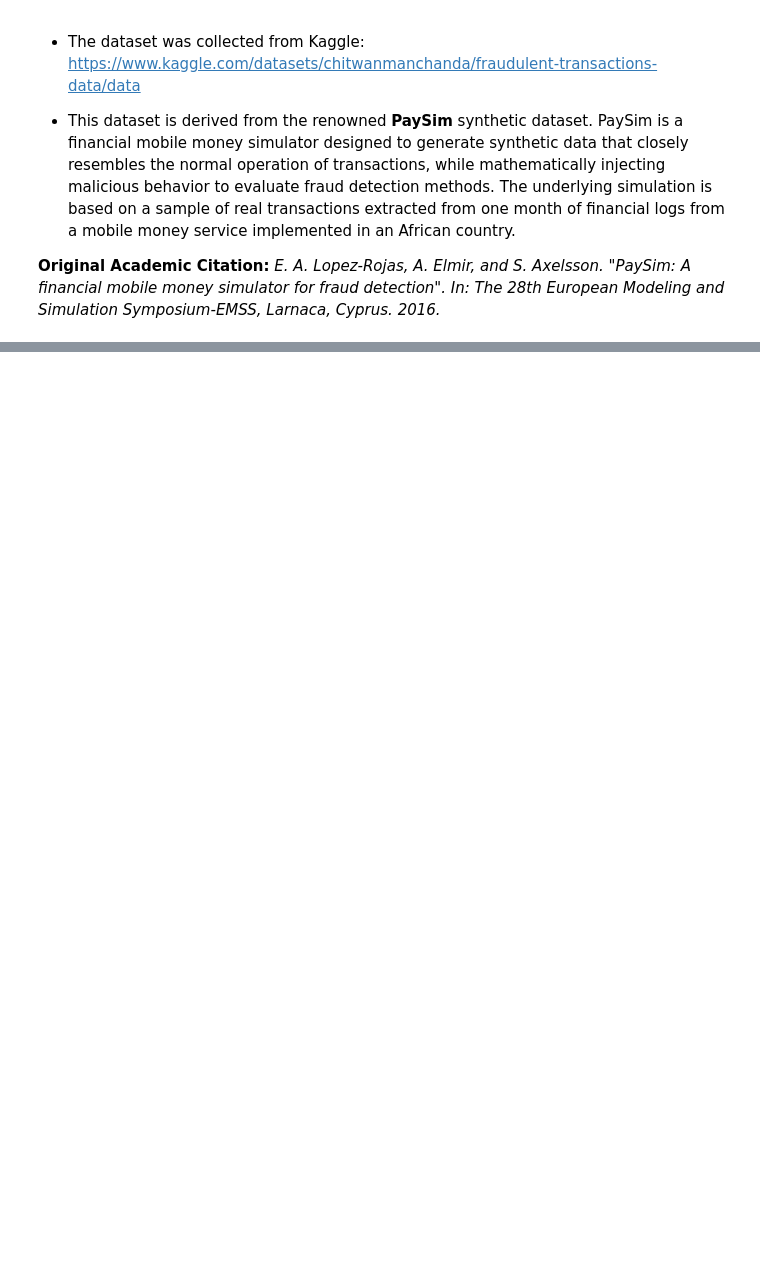
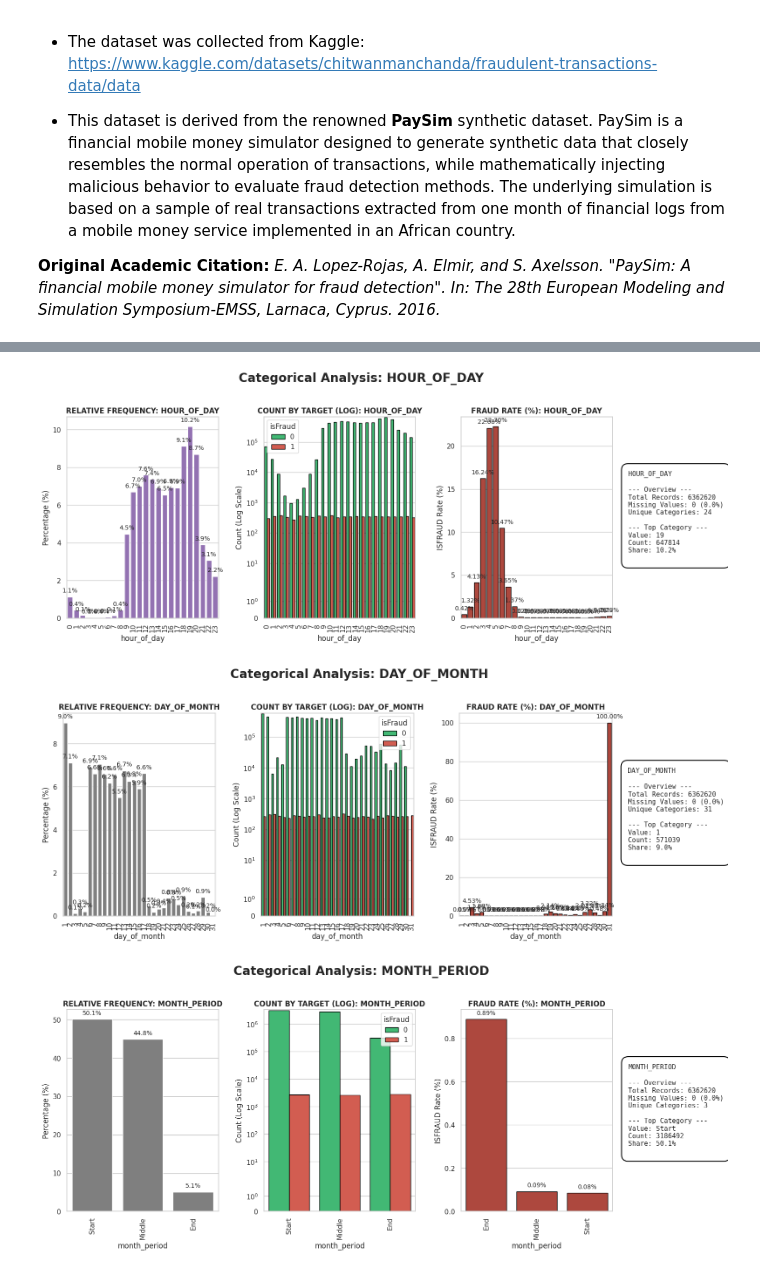
Before and after one commit to diogo-moitinho/fraud-detection-project, a Jupyter notebook: notebooks/01_eda.ipynb, the cells around one changed output, grey strips where cells are left out. Saved outputs shown, nothing was run; the diff lists cells and outputs as text; code cells hidden in the pictures; blank space fills up the shorter version.

```diff
--- a/notebooks/01_eda.ipynb
+++ b/notebooks/01_eda.ipynb
@@ -143,0 +253,25 @@ vis.grafico_frequencia_percentual_alvo(df.to_pandas(), 'type', hue='isFraud', ma
+# %%
+df = df.with_columns([
+    (pl.col("step") // 24 + 1).alias("day_of_month"), # Integer division + 1 (Days 1 to 31)
+    (pl.col("step") % 24).alias("hour_of_day")        # Remainder of division (Hours 0 to 23)
+])
+
+df = df.with_columns(
+    pl.when(pl.col("day_of_month") <= 10).then(pl.lit("Start"))
+    .when(pl.col("day_of_month") <= 20).then(pl.lit("Middle"))
+    .otherwise(pl.lit("End"))
+    .alias("month_period")
+)
+
+
+
+vis.generate_categorical_panel(
+    df=df.to_pandas(),
+    features=['hour_of_day', 'day_of_month', 'month_period'],
+    target='isFraud',
+    color_map=fraud_palette
+)
+# %% [output]
+[figure, added]
+[figure, added]
+[figure, added]
```
Also changed, not shown: parts of 32 cells of this notebook, 4 other files.
